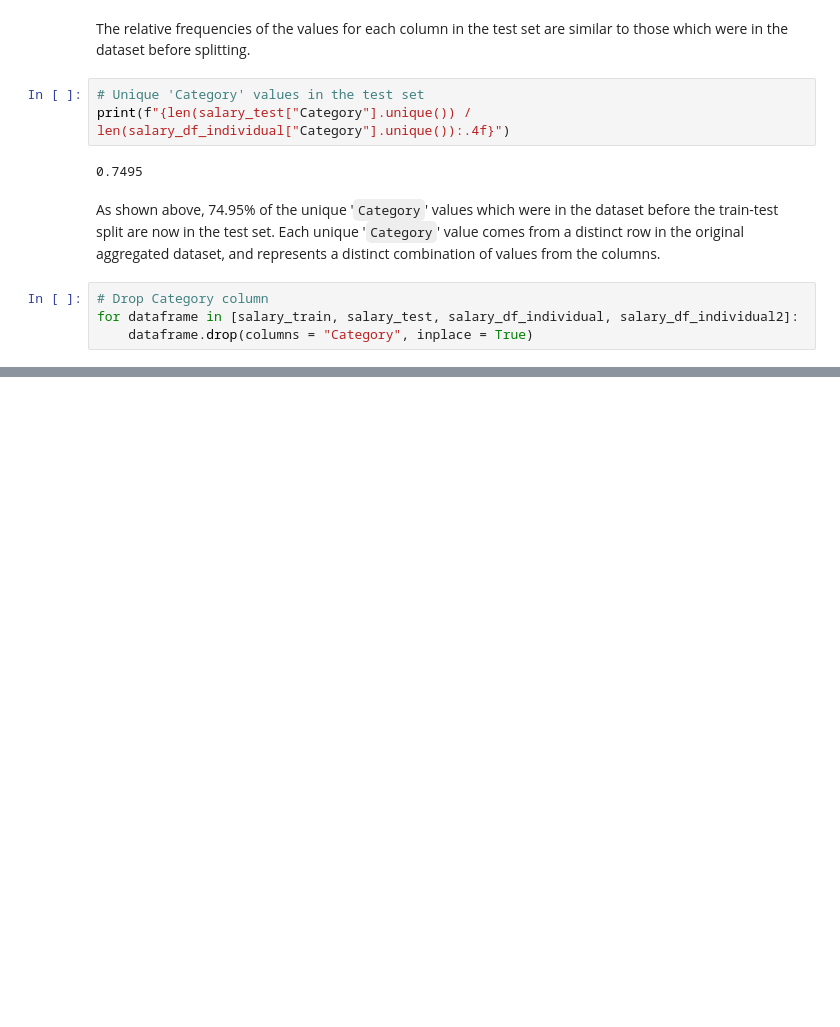
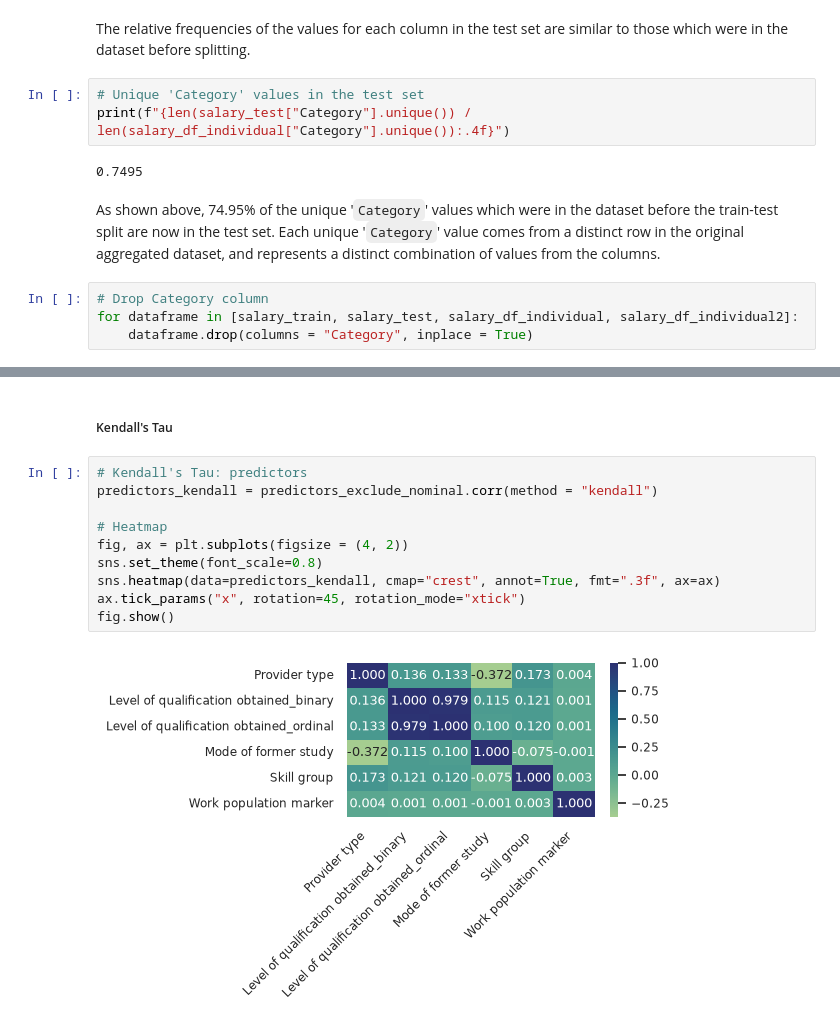
Before and after one commit to majidnam/higher-ed-data-analysis, a Jupyter notebook: higher_ed_data_analysis.ipynb, the cells around one changed output, grey strips where cells are left out. Cells and saved outputs as stored; diff of their text form; blank space fills up the shorter version.

```diff
--- a/higher_ed_data_analysis.ipynb
+++ b/higher_ed_data_analysis.ipynb
@@ -614,0 +965,14 @@ salary_train.head(5)
+# %% [markdown]
+##### Kendall's Tau
+# %%
+# Kendall's Tau: predictors
+predictors_kendall = predictors_exclude_nominal.corr(method = "kendall")
+
+# Heatmap
+fig, ax = plt.subplots(figsize = (4, 2))
+sns.set_theme(font_scale=0.8)
+sns.heatmap(data=predictors_kendall, cmap="crest", annot=True, fmt=".3f", ax=ax)
+ax.tick_params("x", rotation=45, rotation_mode="xtick")
+fig.show()
+# %% [output]
+[figure, added]
```
Also changed, not shown: parts of 147 cells of this notebook.
